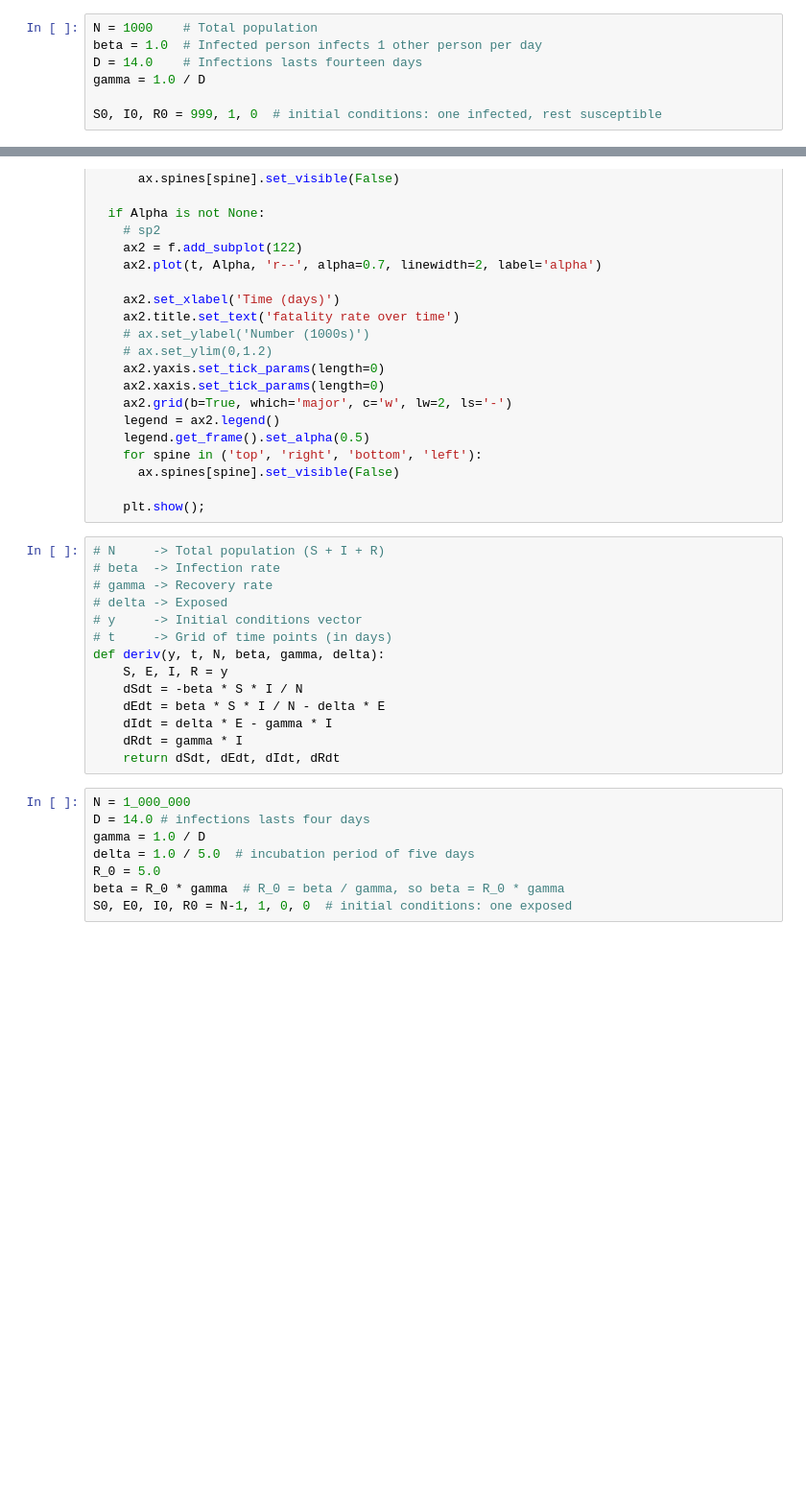
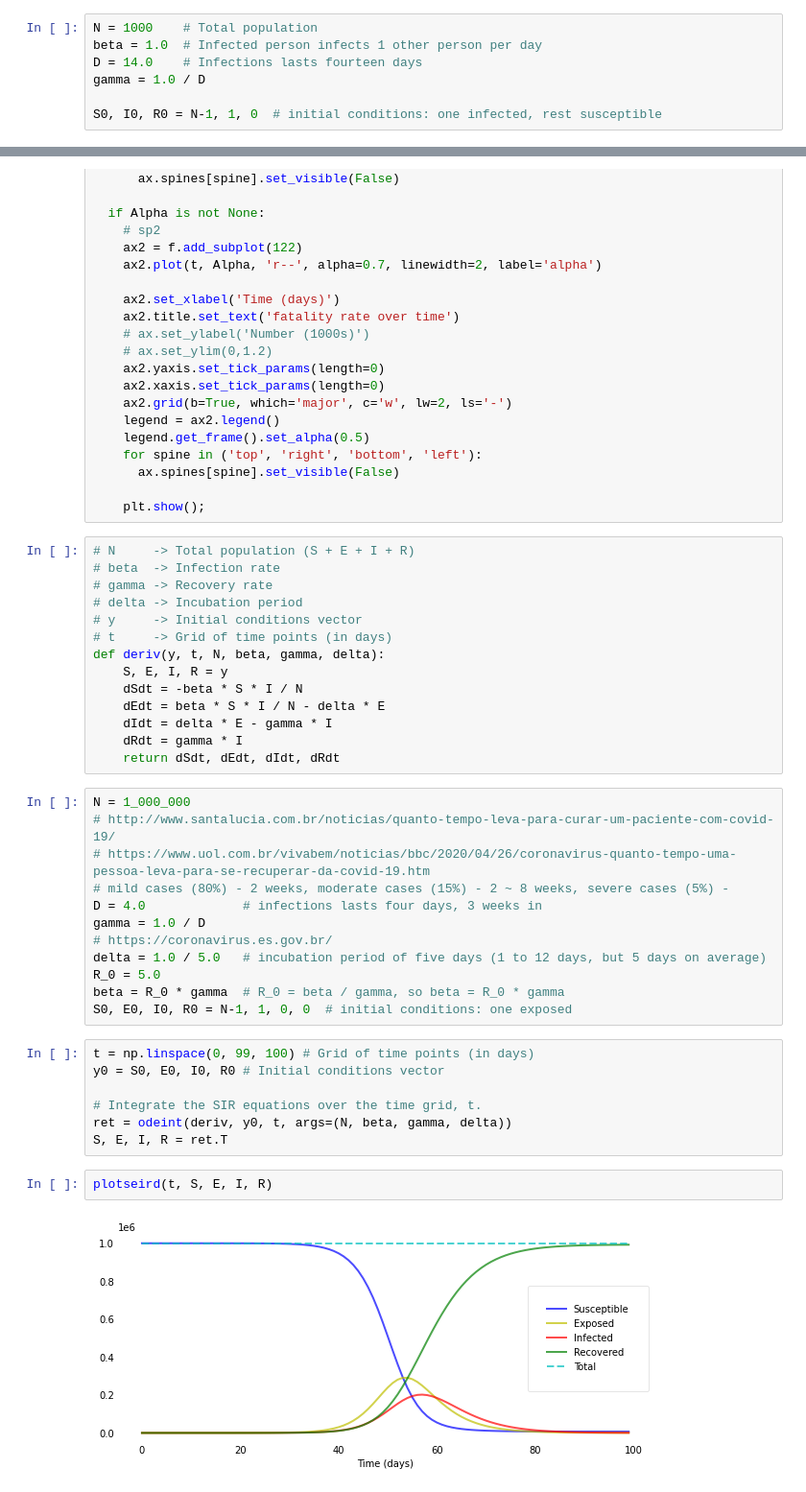
Before and after one commit to raydangaspar/covid-19, a Jupyter notebook: Modelling.ipynb, the cells around one changed output, grey strips where cells are left out. Shown: that part at 96% size. Cells and saved outputs as stored; diff of their text form; blank space fills up the shorter version.

```diff
--- a/Modelling.ipynb
+++ b/Modelling.ipynb
@@ -48,7 +48,7 @@ beta = 1.0  # Infected person infects 1 other person per day
 D = 14.0    # Infections lasts fourteen days
 gamma = 1.0 / D
 
-S0, I0, R0 = 999, 1, 0  # initial conditions: one infected, rest susceptible
+S0, I0, R0 = N-1, 1, 0  # initial conditions: one infected, rest susceptible
 # %%
 t = np.linspace(0, 49, 50) # Grid of time points (in days)
 y0 = S0, I0, R0 # Initial conditions vector
@@ -154,10 +154,10 @@ def plotseird(t, S, E, I, R, D=None, L=None, R0=None, Alpha=None, CFR=None):
 
     plt.show();
 # %%
-# N     -> Total population (S + I + R)
+# N     -> Total population (S + E + I + R)
 # beta  -> Infection rate
 # gamma -> Recovery rate
-# delta -> Exposed
+# delta -> Incubation period
 # y     -> Initial conditions vector
 # t     -> Grid of time points (in days)
 def deriv(y, t, N, beta, gamma, delta):
@@ -169,9 +169,24 @@ def deriv(y, t, N, beta, gamma, delta):
     return dSdt, dEdt, dIdt, dRdt
 # %%
 N = 1_000_000
-D = 14.0 # infections lasts four days
+# http://www.santalucia.com.br/noticias/quanto-tempo-leva-para-curar-um-paciente-com-covid-19/
+# https://www.uol.com.br/vivabem/noticias/bbc/2020/04/26/coronavirus-quanto-tempo-uma-pessoa-leva-para-se-recuperar-da-covid-19.htm
+# mild cases (80%) - 2 weeks, moderate cases (15%) - 2 ~ 8 weeks, severe cases (5%) -
+D = 4.0             # infections lasts four days, 3 weeks in
 gamma = 1.0 / D
-delta = 1.0 / 5.0  # incubation period of five days
+# https://coronavirus.es.gov.br/
+delta = 1.0 / 5.0   # incubation period of five days (1 to 12 days, but 5 days on average)
 R_0 = 5.0
 beta = R_0 * gamma  # R_0 = beta / gamma, so beta = R_0 * gamma
 S0, E0, I0, R0 = N-1, 1, 0, 0  # initial conditions: one exposed
+# %%
+t = np.linspace(0, 99, 100) # Grid of time points (in days)
+y0 = S0, E0, I0, R0 # Initial conditions vector
+
+# Integrate the SIR equations over the time grid, t.
+ret = odeint(deriv, y0, t, args=(N, beta, gamma, delta))
+S, E, I, R = ret.T
+# %%
+plotseird(t, S, E, I, R)
+# %% [output]
+[figure, added]
```
Also changed, not shown: parts of 3 cells of this notebook.
